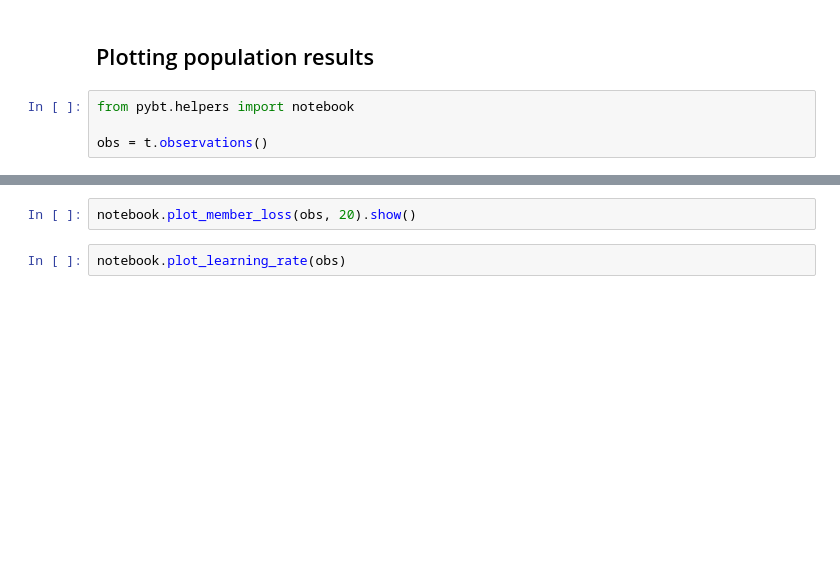
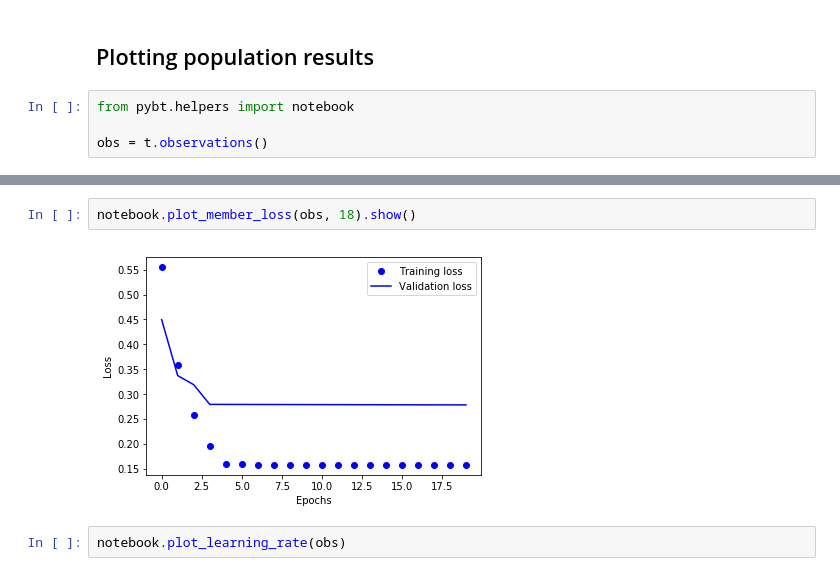
Before and after one commit to dylan-stark/pybt, a Jupyter notebook: notebooks/imdb.ipynb, the cells around one changed output, grey strips where cells are left out. Saved outputs shown, nothing was run; the diff lists cells and outputs as text; blank space fills up the shorter version.

```diff
--- a/notebooks/imdb.ipynb
+++ b/notebooks/imdb.ipynb
@@ -131,5 +135,7 @@ notebook.plot_member_loss(obs, 12).show()
 # %%
-notebook.plot_member_loss(obs, 20).show()
+notebook.plot_member_loss(obs, 18).show()
+# %% [output]
+[figure, added]
 # %%
 notebook.plot_learning_rate(obs)
 # %% [output]
```
Also changed, not shown: parts of 7 cells of this notebook, 3 other files.
